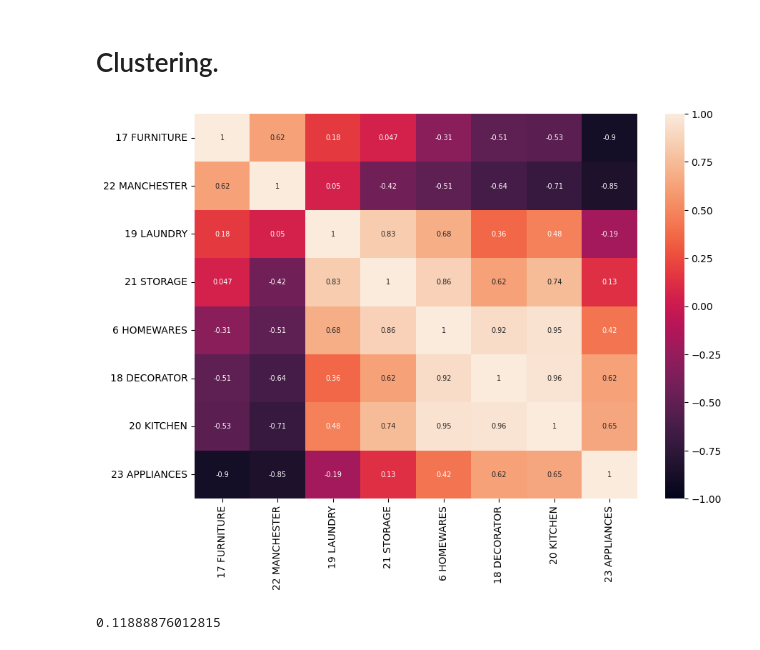
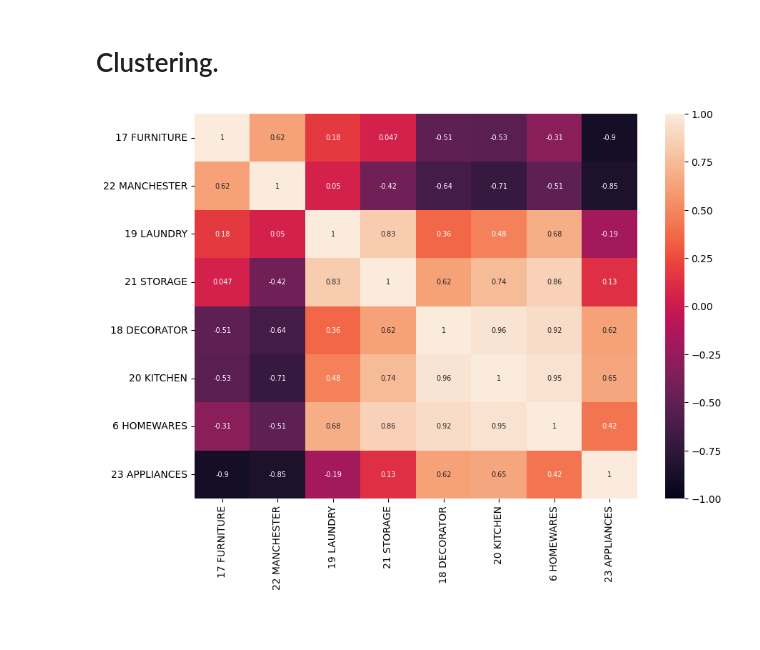
Before and after one commit to vodapa888/corr_matrix, a Jupyter notebook: corr_matrix.ipynb, the cells around one changed output. Cells and saved outputs as stored; diff of their text form; code cells hidden in the pictures.

```diff
--- a/corr_matrix.ipynb
+++ b/corr_matrix.ipynb
@@ -193,9 +193,9 @@ file_xlsx(df)
 # %%
 import scipy.cluster.hierarchy as spc
 # %%
-def sorting_clustering (data, method):
+def sorting_clustering (data, method, font):
   linkage = spc.linkage(data, method=f'{method}')
-  index = spc.fcluster(linkage, 0.5 * data_array.max(), 'distance') #0.8
+  index = spc.fcluster(linkage, 0.8, 'distance') #0.5 * data.max()
   index_order = np.argsort(index)
   for idx, i in enumerate(data.columns[index_order]):
     if idx == 0:
@@ -205,14 +205,10 @@ def sorting_clustering (data, method):
         sorted = pd.concat([sorted, df_to_append], axis=1)
   correlations = sorted.corr()
   plt.figure(figsize=(10,7))
-  sn.heatmap(correlations, annot=True, annot_kws={"size": 0}, vmin=-1, vmax=1)
+  sn.heatmap(correlations, annot=True, annot_kws={"size": font}, vmin=-1, vmax=1)
   return correlations
 # %%
-a = sorting_clustering(data, 'complete') #the same for distance=['ward', 'weighted']
+a = sorting_clustering(data, 'complete', 7) #the same for distance=['ward', 'weighted']
 # %% [output]
-[figure, old version]
+[figure, new version]
-# %%
-np.mean(np.square(np.gradient(a)))
-# %% [output]
-0.11888876012815
 # %%
```
Also changed, not shown: parts of 9 cells of this notebook.
